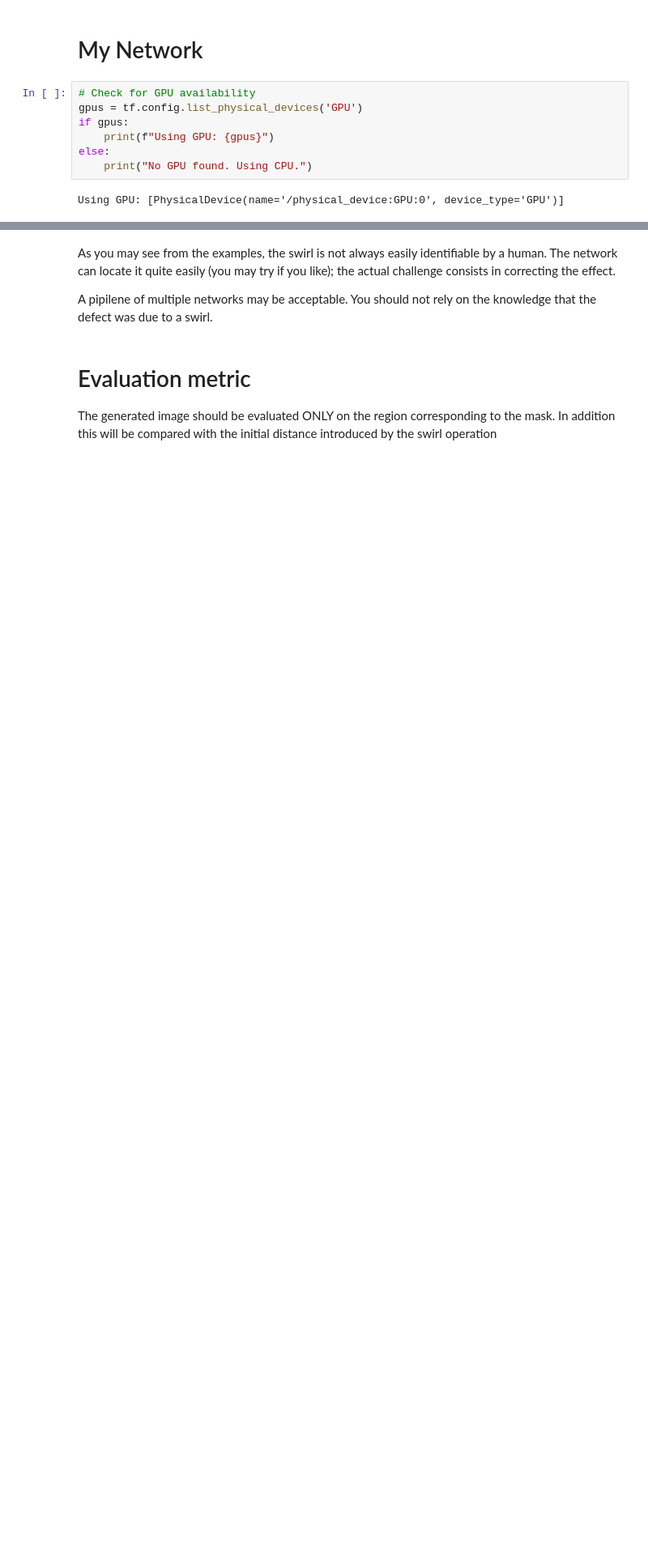
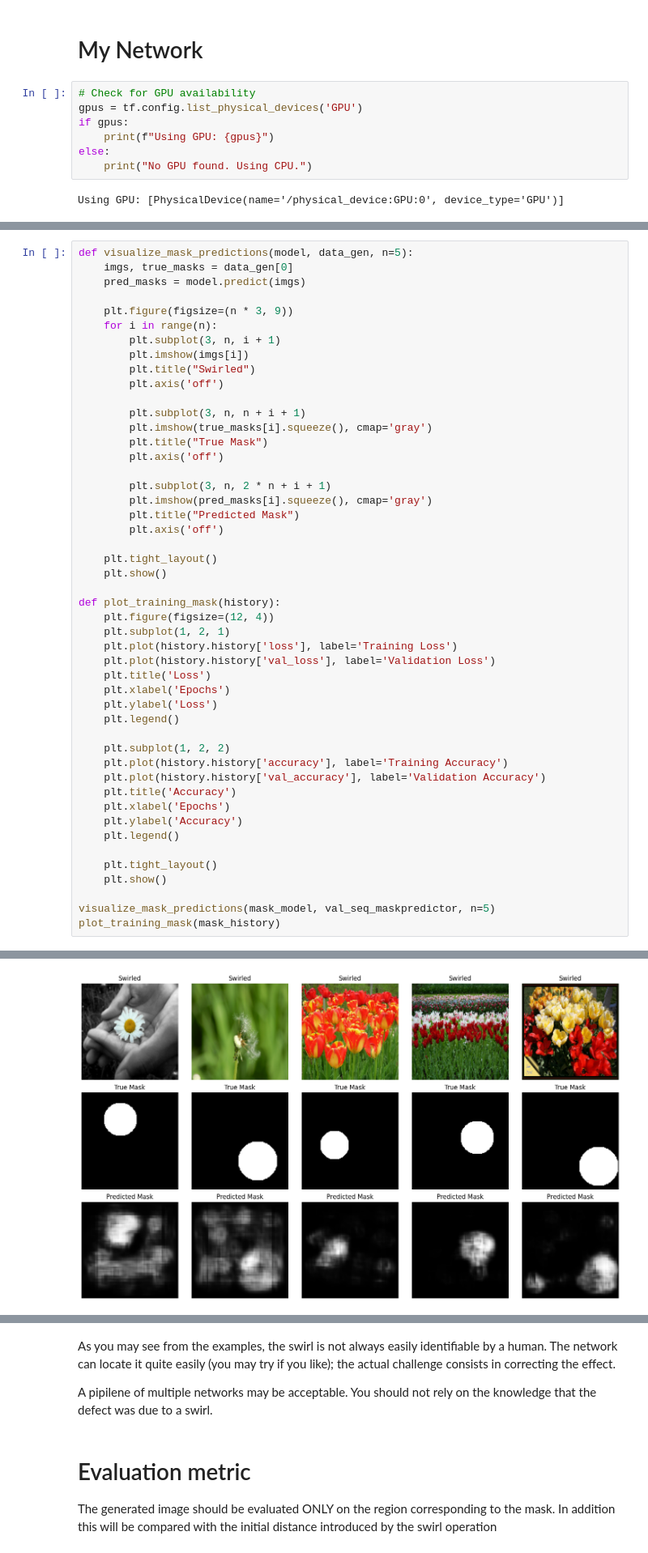
Before and after one commit to enricoferraiolo/Swirl-Correction, a Jupyter notebook: Swirl_correction.ipynb, the cells around one changed output, grey strips where cells are left out. Shown at 81% size. Saved outputs shown, nothing was run; the diff lists cells and outputs as text; blank space fills up the shorter version.

Commit message:
mask predictor

```diff
--- a/Swirl_correction.ipynb
+++ b/Swirl_correction.ipynb
@@ -272,0 +305,49 @@ Epoch 10/10
+# %%
+def visualize_mask_predictions(model, data_gen, n=5):
+    imgs, true_masks = data_gen[0]
+    pred_masks = model.predict(imgs)
+
+    plt.figure(figsize=(n * 3, 9))
+    for i in range(n):
+        plt.subplot(3, n, i + 1)
+        plt.imshow(imgs[i])
+        plt.title("Swirled")
+        plt.axis('off')
+
+        plt.subplot(3, n, n + i + 1)
+        plt.imshow(true_masks[i].squeeze(), cmap='gray')
+        plt.title("True Mask")
+        plt.axis('off')
+
+        plt.subplot(3, n, 2 * n + i + 1)
+        plt.imshow(pred_masks[i].squeeze(), cmap='gray')
+        plt.title("Predicted Mask")
+        plt.axis('off')
+
+    plt.tight_layout()
+    plt.show()
+
+def plot_training_mask(history):
+    plt.figure(figsize=(12, 4))
+    plt.subplot(1, 2, 1)
+    plt.plot(history.history['loss'], label='Training Loss')
+    plt.plot(history.history['val_loss'], label='Validation Loss')
+    plt.title('Loss')
+    plt.xlabel('Epochs')
+    plt.ylabel('Loss')
+    plt.legend()
+
+    plt.subplot(1, 2, 2)
+    plt.plot(history.history['accuracy'], label='Training Accuracy')
+    plt.plot(history.history['val_accuracy'], label='Validation Accuracy')
+    plt.title('Accuracy')
+    plt.xlabel('Epochs')
+    plt.ylabel('Accuracy')
+    plt.legend()
+
+    plt.tight_layout()
+    plt.show()
+
+visualize_mask_predictions(mask_model, val_seq_maskpredictor, n=5)
+plot_training_mask(mask_history)
+# %% [output]
@@ -272,0 +355 @@ Epoch 10/10
+[figure, added]
```
Also changed, not shown: parts of 10 cells of this notebook.
